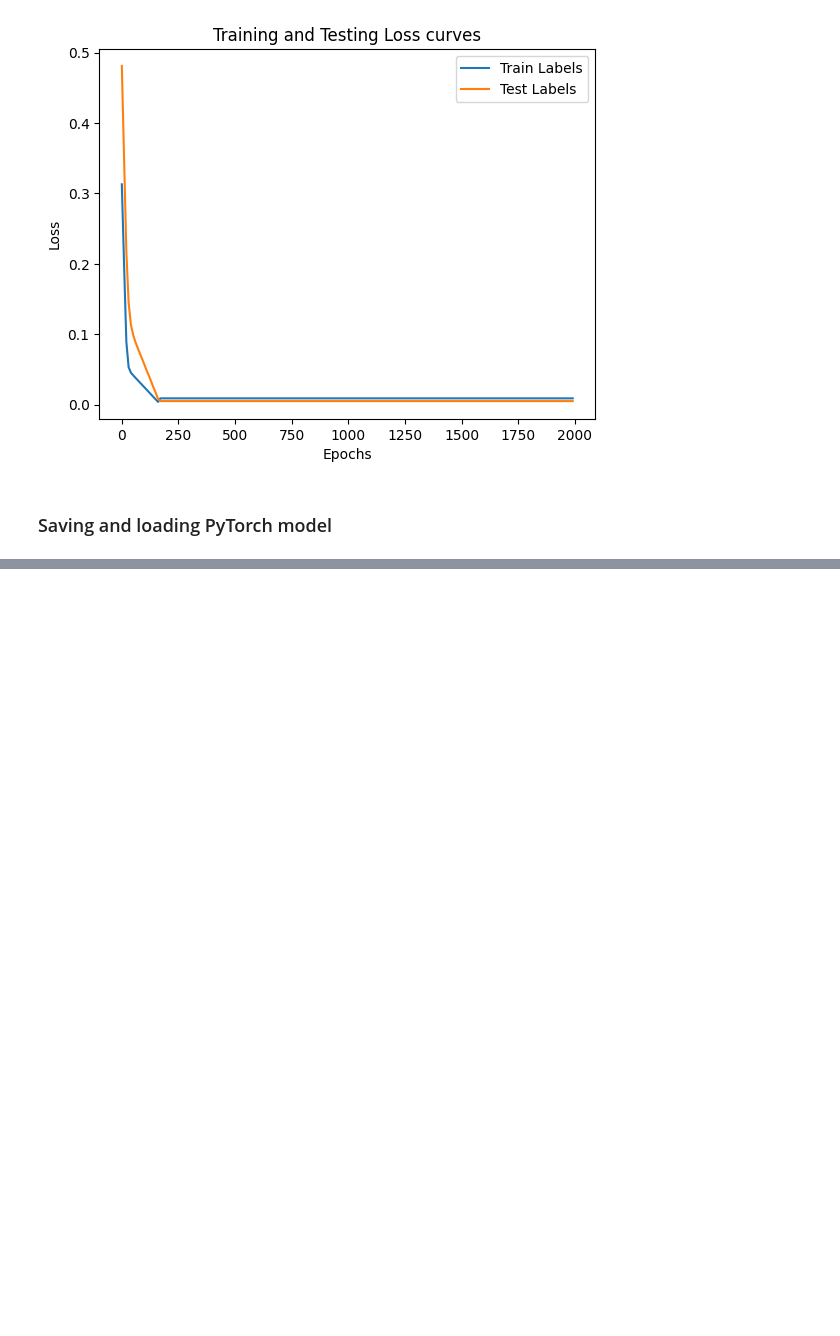
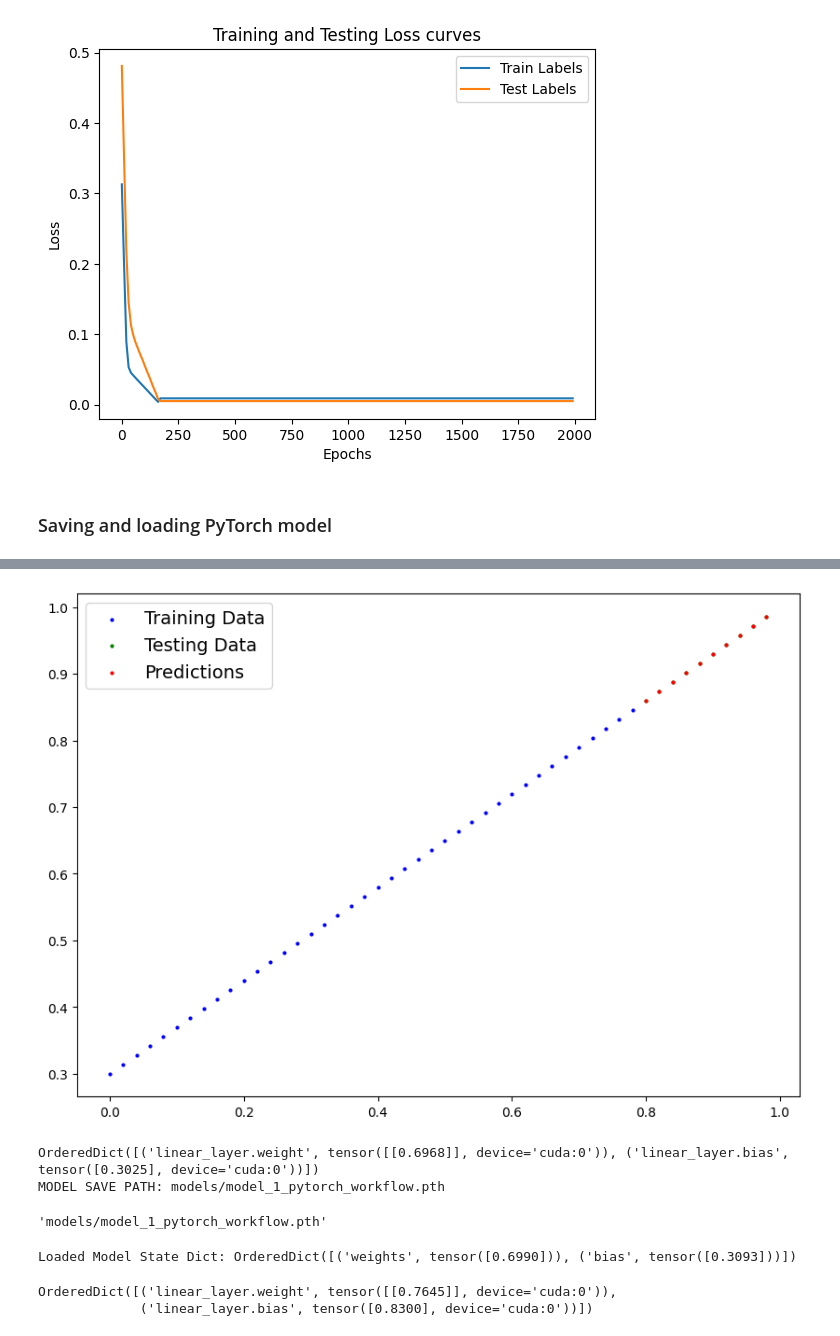
Before and after one commit to mrdbcse/deep-learning-pytorch, a Jupyter notebook: pytorch_workflow.ipynb, the cells around one changed output, grey strips where cells are left out. Cells and saved outputs as stored; diff of their text form; code cells hidden in the pictures; blank space fills up the shorter version.

```diff
--- a/pytorch_workflow.ipynb
+++ b/pytorch_workflow.ipynb
@@ -256,5 +255,5 @@ model_0.state_dict()
 OrderedDict([('weights', tensor([0.6990])), ('bias', tensor([0.3093]))])
 # %%
 with torch.inference_mode():
-  y_pred_new = model_0(X_test)
+  y_pred = model_0(X_test)
 # %%
@@ -310,0 +421,32 @@ Loaded Model 0 State Dict: OrderedDict([('weights', tensor([0.6990])), ('bias',
+# %%
+torch.manual_seed(42)
+
+epochs = 1000
+
+X_train = X_train.to(device)
+y_train = y_train.to(device)
+X_test = X_test.to(device)
+y_test = y_test.to(device)
+
+for epoch in range(epochs):
+  # training
+  model_1.train()
+  y_pred = model_1(X_train)
+
+  train_loss = loss(y_pred, y_train)
+
+  optimizer.zero_grad()
+
+  train_loss.backward()
+
+  optimizer.step()
+
+  # testing
+
+  with torch.inference_mode():
+    model_1.eval()
+    test_pred = model_1(X_test)
+    test_loss = loss(test_pred, y_test)
+
+    if epoch % 10 == 0:
+      print(f"Epoch: {epoch} | MAE Train Loss: {train_loss} | MAE Test Loss: {test_loss}")
@@ -310,0 +471,9 @@ Loaded Model 0 State Dict: OrderedDict([('weights', tensor([0.6990])), ('bias',
+# %%
+# predictions
+
+model_1.eval()
+
+with torch.inference_mode():
+  y_pred_1 = model_1(X_test)
+
+y_pred_1
@@ -310,0 +491,25 @@ Loaded Model 0 State Dict: OrderedDict([('weights', tensor([0.6990])), ('bias',
+# %%
+plot_predictions(predictions=y_pred_1.cpu())
+# %% [output]
+[figure, added]
+# %%
+print(model_1.state_dict())
+
+save_model(model_name="model_1_pytorch_workflow.pth")
+# %% [output]
+OrderedDict([('linear_layer.weight', tensor([[0.6968]], device='cuda:0')), ('linear_layer.bias', tensor([0.3025], device='cuda:0'))])
+MODEL SAVE PATH: models/model_1_pytorch_workflow.pth
+'models/model_1_pytorch_workflow.pth'
+# %%
+loaded_model_1 = LinearRegressionModelV2()
+
+load_model(model_name=loaded_model_1, model_path="models/model_1_pytorch_workflow.pth")
+# %% [output]
+Loaded Model State Dict: OrderedDict([('weights', tensor([0.6990])), ('bias', tensor([0.3093]))])
+# %%
+loaded_model_1.to(device)
+
+loaded_model_1.state_dict()
+# %% [output]
+OrderedDict([('linear_layer.weight', tensor([[0.7645]], device='cuda:0')),
+             ('linear_layer.bias', tensor([0.8300], device='cuda:0'))])
```
Also changed, not shown: parts of 21 cells of this notebook.
